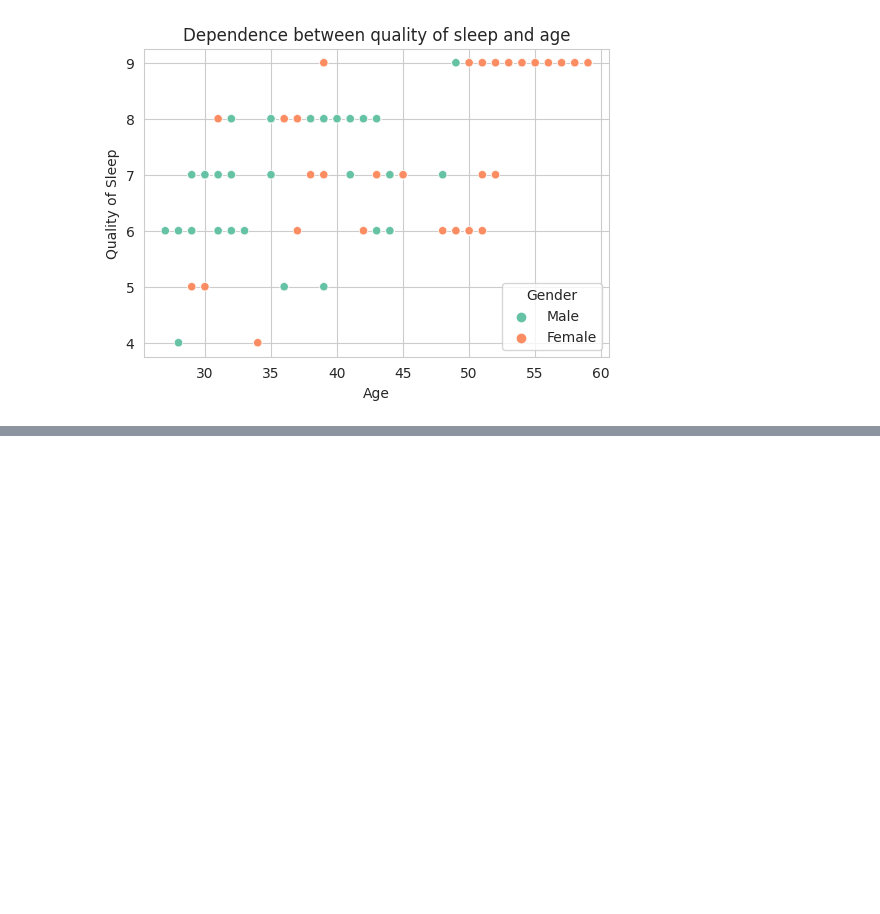
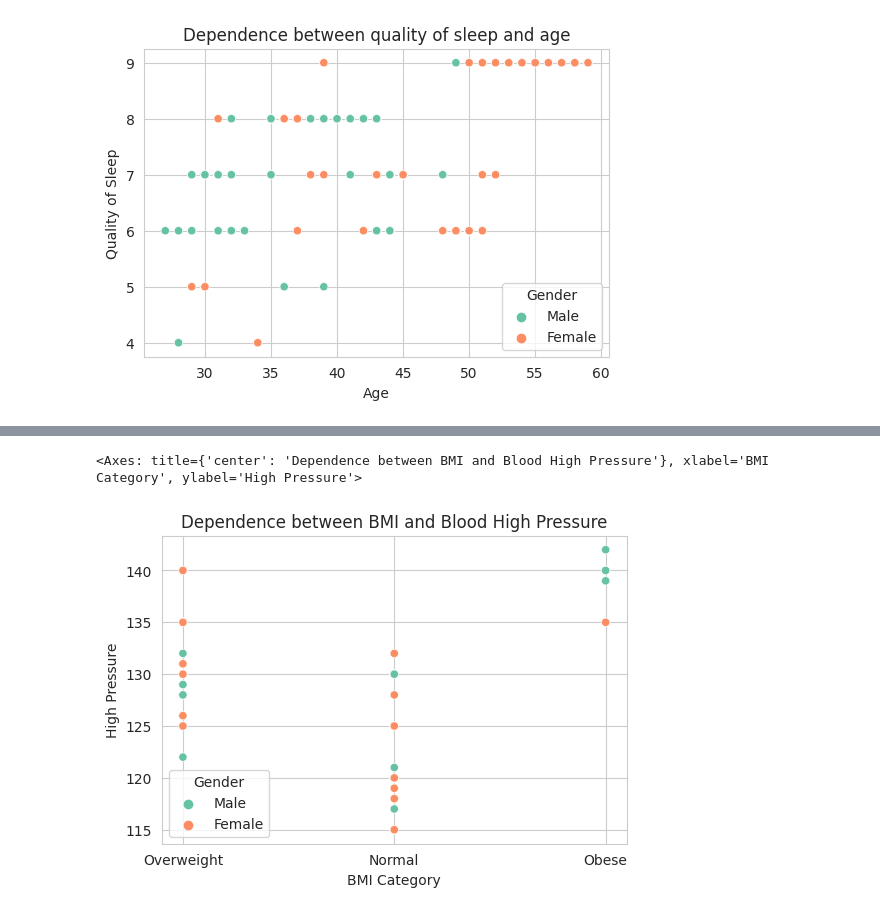
Before and after one commit to MartaSeidler/Kaggle_Sleep_Health_and_Lifestyle, a Jupyter notebook: sleep-health-and-lifestyle.ipynb, the cells around one changed output, grey strips where cells are left out. Saved outputs shown, nothing was run; the diff lists cells and outputs as text; code cells hidden in the pictures; blank space fills up the shorter version.

```diff
--- a/sleep-health-and-lifestyle.ipynb
+++ b/sleep-health-and-lifestyle.ipynb
@@ -192,3 +200,5 @@ sns.scatterplot(data=df, x='Age', y='Quality of Sleep', hue='Gender')
 # %% [output]
 <Axes: title={'center': 'Dependence between quality of sleep and age'}, xlabel='Age', ylabel='Quality of Sleep'>
 [figure]
+# %%
+df[["High Pressure","Low Pressure"]]=df["Blood Pressure"].str.split("/",expand=True)
@@ -194,0 +214,13 @@ sns.scatterplot(data=df, x='Age', y='Quality of Sleep', hue='Gender')
+# %%
+df['High Pressure'] = df['High Pressure'].astype('int32')
+df['Low Pressure'] = df['Low Pressure'].astype('int32')
+# %%
+def high_pressure(high_pressure):
+    if high_pressure > 139:
+        return 'Hypertension'
+    elif high_pressure > 90:
+        return 'Normal'
+    else:
+        return 'Hypotension'
+# %%
+df['Blood Pressure Level'] = df['High Pressure'].apply(high_pressure)
@@ -194,0 +236,7 @@ sns.scatterplot(data=df, x='Age', y='Quality of Sleep', hue='Gender')
+# %%
+plt.figure(figsize=(6, 4))
+plt.title("Dependence between BMI and Blood High Pressure")
+sns.scatterplot(data=df, x='BMI Category', y='High Pressure', hue='Gender')
+# %% [output]
+<Axes: title={'center': 'Dependence between BMI and Blood High Pressure'}, xlabel='BMI Category', ylabel='High Pressure'>
+[figure, added]
```
Also changed, not shown: parts of 11 cells of this notebook.
